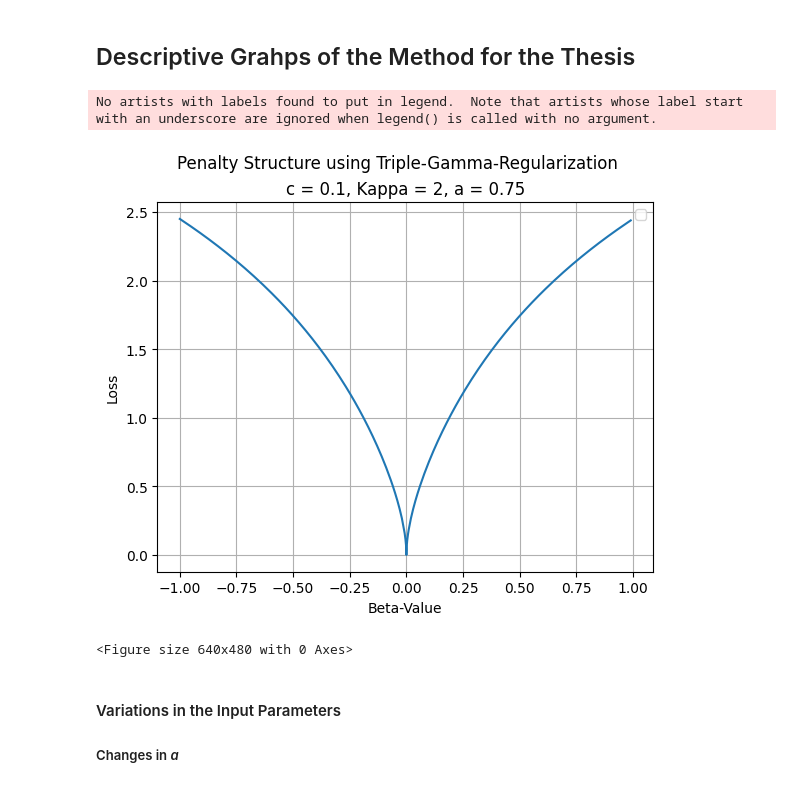
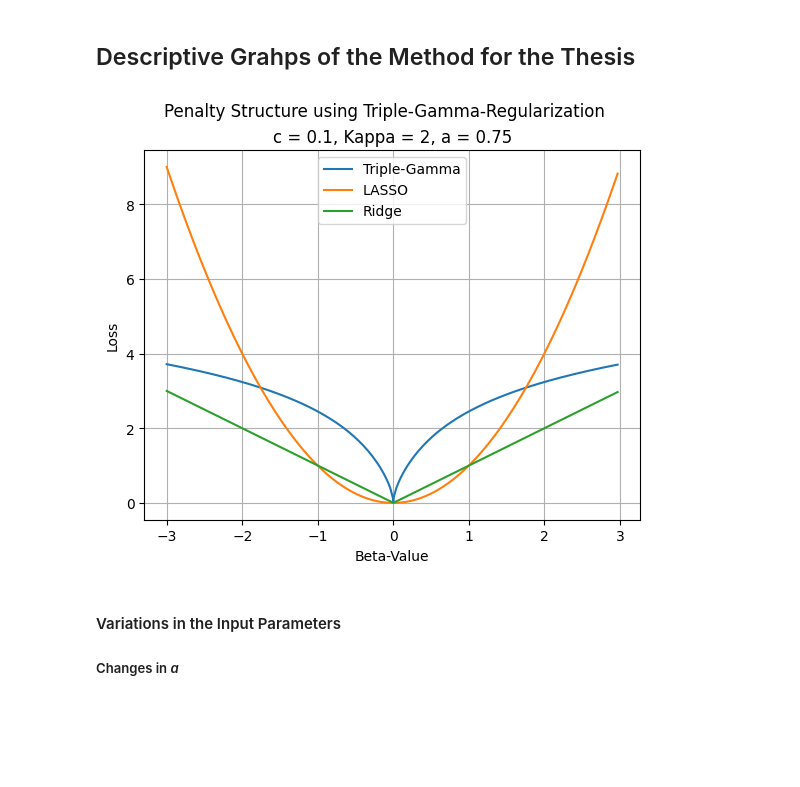
Before and after one commit to therealLucasPaul/MScThesis_Econ, a Jupyter notebook: 02_simulation/descriptive_grahps.ipynb, the cells around one changed output. Saved outputs shown, nothing was run; the diff lists cells and outputs as text; code cells hidden in the pictures; blank space fills up the shorter version.

```diff
--- a/02_simulation/descriptive_grahps.ipynb
+++ b/02_simulation/descriptive_grahps.ipynb
@@ -14,41 +14,46 @@ import matplotlib.pyplot as plt
 num_points_outside = 100
 num_points_aroundzero = 200
 
-x_outside_neg = np.linspace(-1, -0.01, num_points_outside, endpoint=False)
+x_outside_neg = np.linspace(-3, -0.01, num_points_outside, endpoint=False)
 x_aroundzero = np.linspace(-0.01, 0.01, num_points_aroundzero, endpoint=False)
-x_outside_pos = np.linspace(0.01, 1, num_points_outside, endpoint=False)
+x_outside_pos = np.linspace(0.01, 3, num_points_outside, endpoint=False)
 
 x_values = np.concatenate((x_outside_neg, x_aroundzero, x_outside_pos))
 # %%
 ### Structure of the Penalty for different values in a
 # Set the some values for a (Given that a>0.5) and the remaining parameters
 a_values = [0.75]
 c = 0.1
 kappa = 2
 lamda = 1
+y_values_LASSO = list()
+y_values_RIDGE = list()
 
 # Plot the function log(-U(.,.,.)) for each value of a
 for a in a_values:
     y_values = list()
     for x in x_values:
         phi = (2*c)/((kappa**2)*a)
         y_value = lamda*(-1)*hyperu.log_hyperu(torch.tensor([[c+0.5]]),torch.tensor([[1.5-a]]),(torch.tensor([[x]])**2)/(2*phi))+hyperu.log_hyperu(torch.tensor([[c+0.5]]),torch.tensor([[1.5-a]]),torch.tensor([[0.0]]))
         y_values.append(y_value.item())
-    plt.plot(x_values, y_values)
+        y_values_LASSO.append(x**2)
+        y_values_RIDGE.append(abs(x))
+    plt.plot(x_values, y_values, label="Triple-Gamma")
+    plt.plot(x_values, y_values_LASSO, label="LASSO")
+    plt.plot(x_values, y_values_RIDGE, label="Ridge")
+
 
 # Add labels and title
 plt.xlabel('Beta-Value')
 plt.ylabel('Loss')
 plt.suptitle('Penalty Structure using Triple-Gamma-Regularization')
 plt.title('c = 0.1, Kappa = 2, a = 0.75')
 plt.legend()
 plt.grid(True)
+plt.savefig("021_simulation_figures/simpleTGpenalty.png")
 plt.show()
-plt.savefig("021_simulation_figures/simpleTGpenalty.png")
 # %% [output]
-No artists with labels found to put in legend.  Note that artists whose label start with an underscore are ignored when legend() is called with no argument.
-[figure, old version]
+[figure, new version]
-<Figure size 640x480 with 0 Axes>
 # %% [markdown]
 #### Variations in the Input Parameters
 ##### Changes in _a_
```
Also changed, not shown: parts of 3 cells of this notebook, 23 other files.
